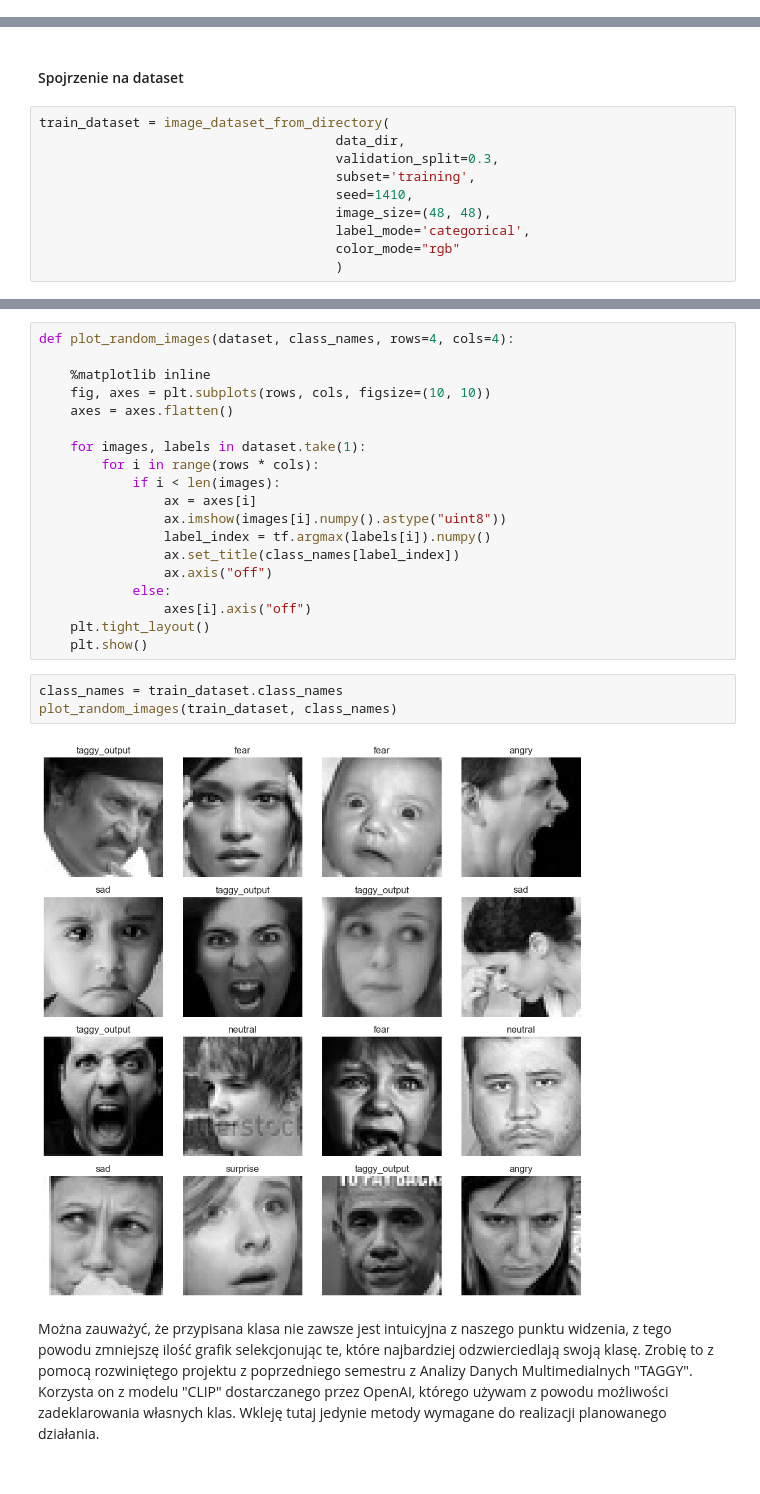
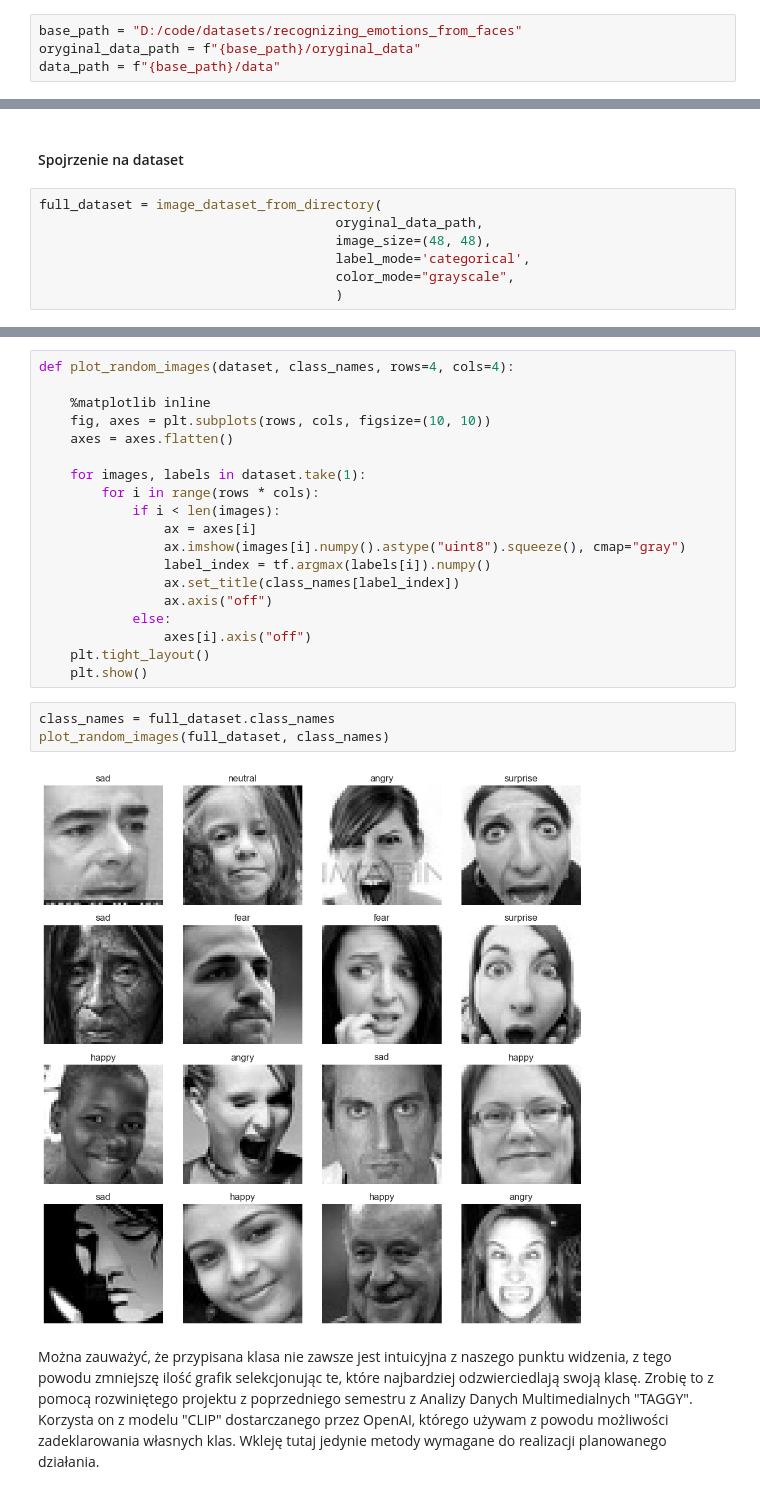
Before and after one commit to 4ieksander/taggyAI, a Jupyter notebook: examples_of_use-prepare_datasets/prepare_dataset-WSB-project-Machine_learning_for_complex_data.ipynb, the cells around one changed output, grey strips where cells are left out. Cells and saved outputs as stored; diff of their text form.

```diff
--- a/examples_of_use-prepare_datasets/prepare_dataset-WSB-project-Machine_learning_for_complex_data.ipynb
+++ b/examples_of_use-prepare_datasets/prepare_dataset-WSB-project-Machine_learning_for_complex_data.ipynb
@@ -1,3 +1,7 @@
+# %%
+base_path = "D:/code/datasets/recognizing_emotions_from_faces"
+oryginal_data_path = f"{base_path}/oryginal_data"
+data_path = f"{base_path}/data"
 # %%
 import kagglehub
 import os
@@ -62,13 +96,10 @@ from io import BytesIO  # Stosowane do dekodowania zdjęć z internetu
 # %% [markdown]
 #### Spojrzenie na dataset
 # %%
-train_dataset = image_dataset_from_directory(
-                                      data_dir,
-                                      validation_split=0.3,
-                                      subset='training',
-                                      seed=1410,
+full_dataset = image_dataset_from_directory(
+                                      oryginal_data_path,
                                       image_size=(48, 48),
                                       label_mode='categorical',
-                                      color_mode="rgb"
+                                      color_mode="grayscale",
                                       )
 # %% [output]
@@ -85,7 +115,7 @@ def plot_random_images(dataset, class_names, rows=4, cols=4):
         for i in range(rows * cols):
             if i < len(images):
                 ax = axes[i]
-                ax.imshow(images[i].numpy().astype("uint8"))
+                ax.imshow(images[i].numpy().astype("uint8").squeeze(), cmap="gray")
                 label_index = tf.argmax(labels[i]).numpy()
                 ax.set_title(class_names[label_index])
                 ax.axis("off")
@@ -94,10 +124,10 @@ def plot_random_images(dataset, class_names, rows=4, cols=4):
     plt.tight_layout()
     plt.show()
 # %%
-class_names = train_dataset.class_names
-plot_random_images(train_dataset, class_names)
+class_names = full_dataset.class_names
+plot_random_images(full_dataset, class_names)
 # %% [output]
-[figure, old version]
+[figure, new version]
 # %% [markdown]
 Można zauważyć, że przypisana klasa nie zawsze jest intuicyjna z naszego punktu widzenia, z tego powodu zmniejszę ilość grafik selekcjonując te, które najbardziej odzwierciedlają swoją klasę. Zrobię to z pomocą rozwiniętego projektu z poprzedniego semestru z Analizy Danych Multimedialnych "TAGGY".  Korzysta on z modelu "CLIP" dostarczanego przez OpenAI, którego używam z powodu możliwości zadeklarowania własnych klas. Wkleję tutaj jedynie metody wymagane do realizacji planowanego działania.
 # %% [markdown]
```
Also changed, not shown: parts of 11 cells of this notebook.
